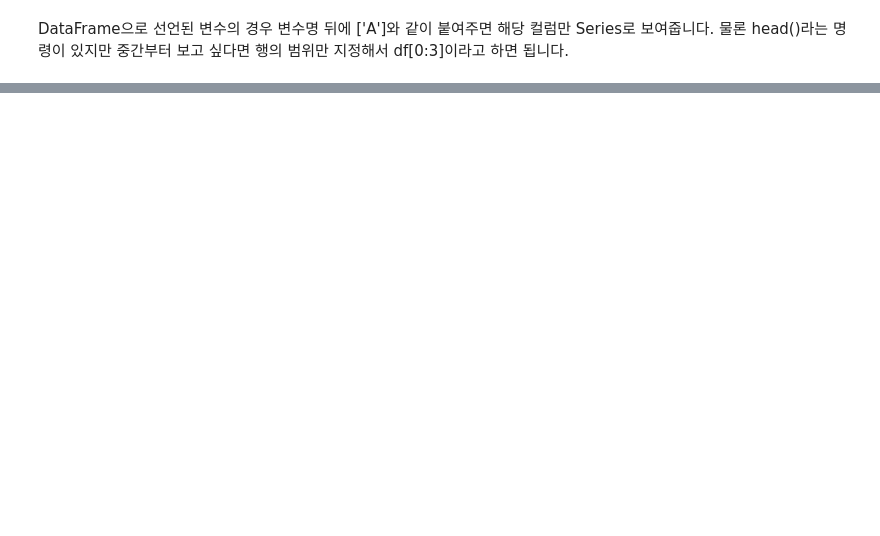
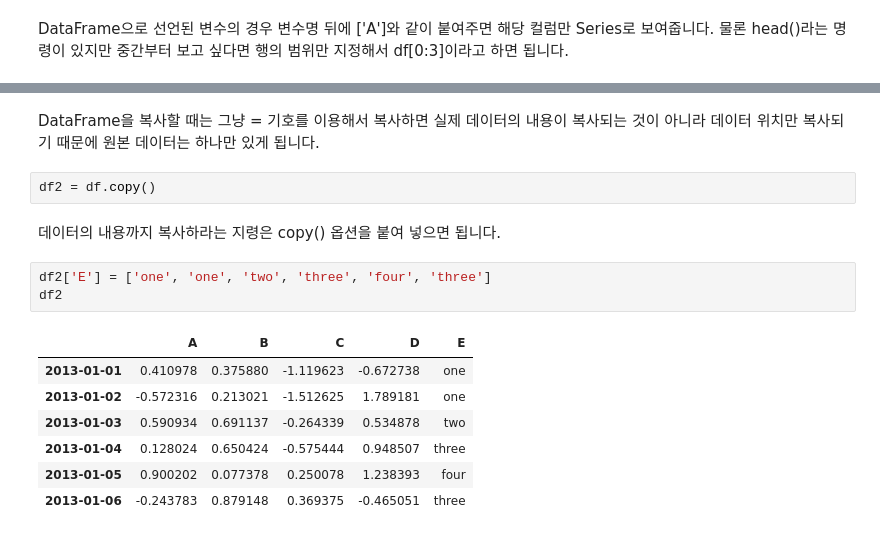
Before and after one commit to goldang01/DataScience_Study, a Jupyter notebook: Chapter 1.ipynb, the cells around one changed output, grey strips where cells are left out. Saved outputs shown, nothing was run; the diff lists cells and outputs as text; blank space fills up the shorter version.

```diff
--- a/Chapter 1.ipynb
+++ b/Chapter 1.ipynb
@@ -244,0 +380,17 @@ df[0:3]
+# %% [markdown]
+DataFrame을 복사할 때는 그냥 = 기호를 이용해서 복사하면 실제 데이터의 내용이 복사되는 것이 아니라 데이터 위치만 복사되기 때문에 원본 데이터는 하나만 있게 됩니다.
+# %%
+df2 = df.copy()
+# %% [markdown]
+데이터의 내용까지 복사하라는 지령은 copy() 옵션을 붙여 넣으면 됩니다.
+# %%
+df2['E'] = ['one', 'one', 'two', 'three', 'four', 'three']
+df2
+# %% [output]
+|  | A | B | C | D | E |
+| 2013-01-01 | 0.410978 | 0.375880 | -1.119623 | -0.672738 | one |
+| 2013-01-02 | -0.572316 | 0.213021 | -1.512625 | 1.789181 | one |
+| 2013-01-03 | 0.590934 | 0.691137 | -0.264339 | 0.534878 | two |
+| 2013-01-04 | 0.128024 | 0.650424 | -0.575444 | 0.948507 | three |
+| 2013-01-05 | 0.900202 | 0.077378 | 0.250078 | 1.238393 | four |
+| 2013-01-06 | -0.243783 | 0.879148 | 0.369375 | -0.465051 | three |
```
Also changed, not shown: parts of 41 cells of this notebook, 1 other file.
